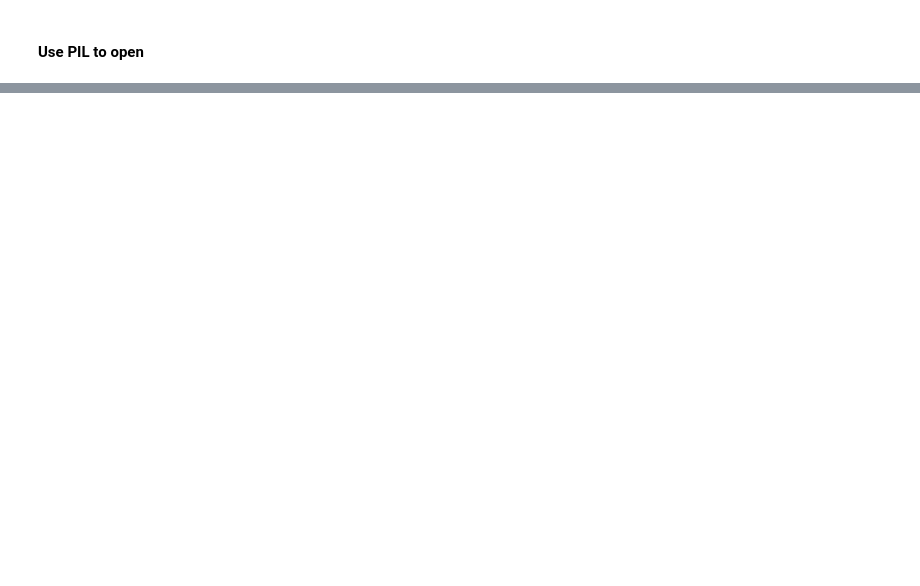
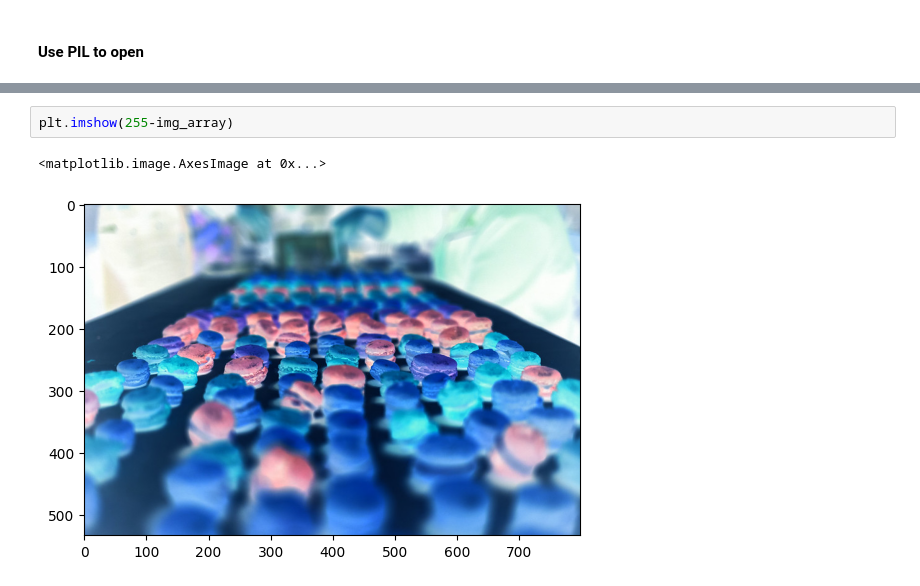
Before and after one commit to PuddiPuddi96/Python, a Jupyter notebook: 100-days-of-code/day-77/notebooks/Computation_with_NumPy_and_N_Dimensional_Arrays.ipynb, the cells around one changed output, grey strips where cells are left out. Cells and saved outputs as stored; diff of their text form; blank space fills up the shorter version.

```diff
--- a/100-days-of-code/day-77/notebooks/Computation_with_NumPy_and_N_Dimensional_Arrays.ipynb
+++ b/100-days-of-code/day-77/notebooks/Computation_with_NumPy_and_N_Dimensional_Arrays.ipynb
@@ -316,0 +367,5 @@ file_name = 'yummy_macarons.jpg'
+# %%
+plt.imshow(255-img_array)
+# %% [output]
+<matplotlib.image.AxesImage at 0x...>
+[figure, added]
```
Also changed, not shown: parts of 16 cells of this notebook.
